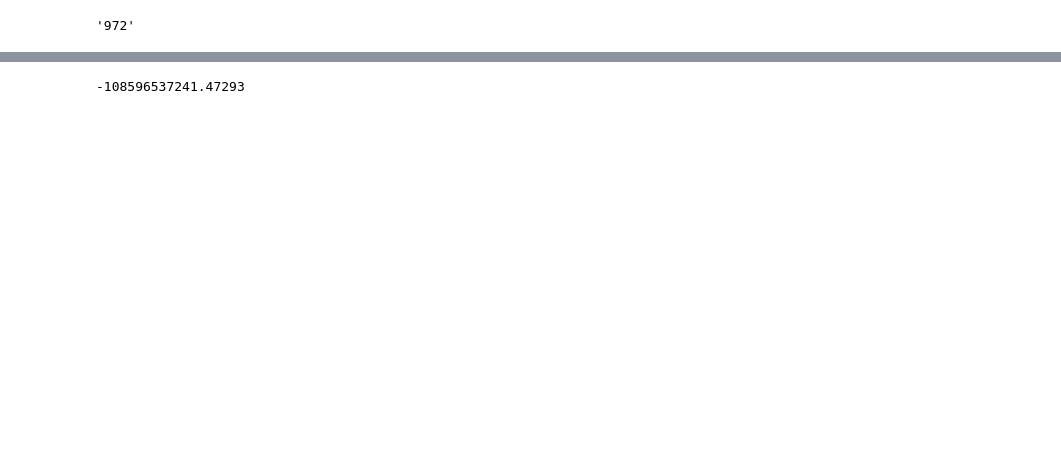
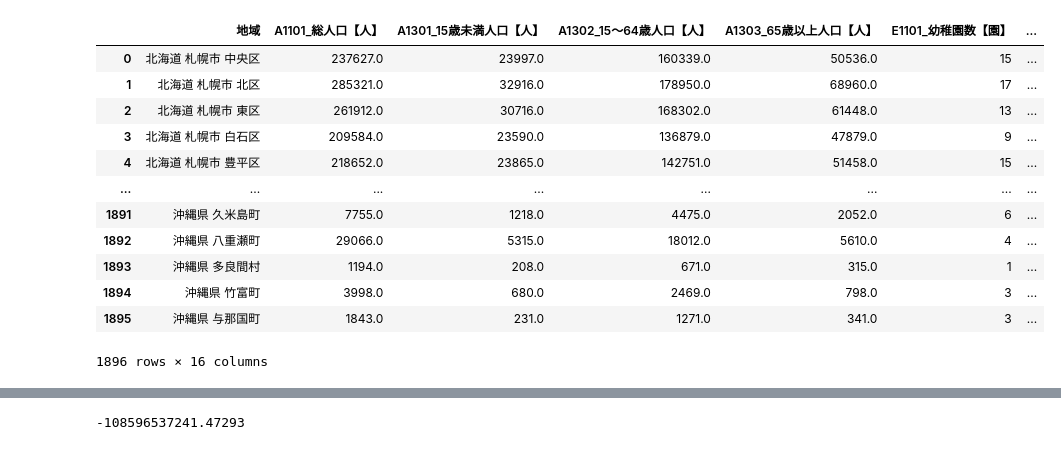
Before and after one commit to YumaKitsu/Niterumachi, a Jupyter notebook: backend/server/research/clustering-pref.ipynb, the cells around one changed output, grey strips where cells are left out. Saved outputs shown, nothing was run; the diff lists cells and outputs as text; code cells hidden in the pictures; blank space fills up the shorter version.

```diff
--- a/backend/server/research/clustering-pref.ipynb
+++ b/backend/server/research/clustering-pref.ipynb
@@ -24,7 +24,23 @@ df
 # %%
-df['B1106_森林面積【ｈａ】'].max()
+df['A1101_総人口【人】'] = df['A1101_総人口【人】'].str.replace(',', '').astype(float)
+df['A1301_15歳未満人口【人】'] = df['A1301_15歳未満人口【人】'].str.replace(',', '').astype(float)
+df['A1302_15〜64歳人口【人】'] = df['A1302_15〜64歳人口【人】'].str.replace(',', '').astype(float)
+df['A1303_65歳以上人口【人】'] = df['A1303_65歳以上人口【人】'].str.replace(',', '').astype(float)
+df
 # %% [output]
+|  | 地域 | A1101_総人口【人】 | A1301_15歳未満人口【人】 | A1302_15〜64歳人口【人】 | A1303_65歳以上人口【人】 | E1101_幼稚園数【園】 | ... |
+| 0 | 北海道 札幌市 中央区 | 237627.0 | 23997.0 | 160339.0 | 50536.0 | 15 | ... |
+| 1 | 北海道 札幌市 北区 | 285321.0 | 32916.0 | 178950.0 | 68960.0 | 17 | ... |
+| 2 | 北海道 札幌市 東区 | 261912.0 | 30716.0 | 168302.0 | 61448.0 | 13 | ... |
+| 3 | 北海道 札幌市 白石区 | 209584.0 | 23590.0 | 136879.0 | 47879.0 | 9 | ... |
+| 4 | 北海道 札幌市 豊平区 | 218652.0 | 23865.0 | 142751.0 | 51458.0 | 15 | ... |
+| ... | ... | ... | ... | ... | ... | ... | ... |
+| 1891 | 沖縄県 久米島町 | 7755.0 | 1218.0 | 4475.0 | 2052.0 | 6 | ... |
+| 1892 | 沖縄県 八重瀬町 | 29066.0 | 5315.0 | 18012.0 | 5610.0 | 4 | ... |
+| 1893 | 沖縄県 多良間村 | 1194.0 | 208.0 | 671.0 | 315.0 | 1 | ... |
+| 1894 | 沖縄県 竹富町 | 3998.0 | 680.0 | 2469.0 | 798.0 | 3 | ... |
+| 1895 | 沖縄県 与那国町 | 1843.0 | 231.0 | 1271.0 | 341.0 | 3 | ... |
-'972'
+1896 rows × 16 columns
 # %%
 print('Are there missing value?', df.isnull().values.any())
 print('How many?', df.isnull().values.sum())
```
Also changed, not shown: parts of 17 cells of this notebook, 1 other file.
